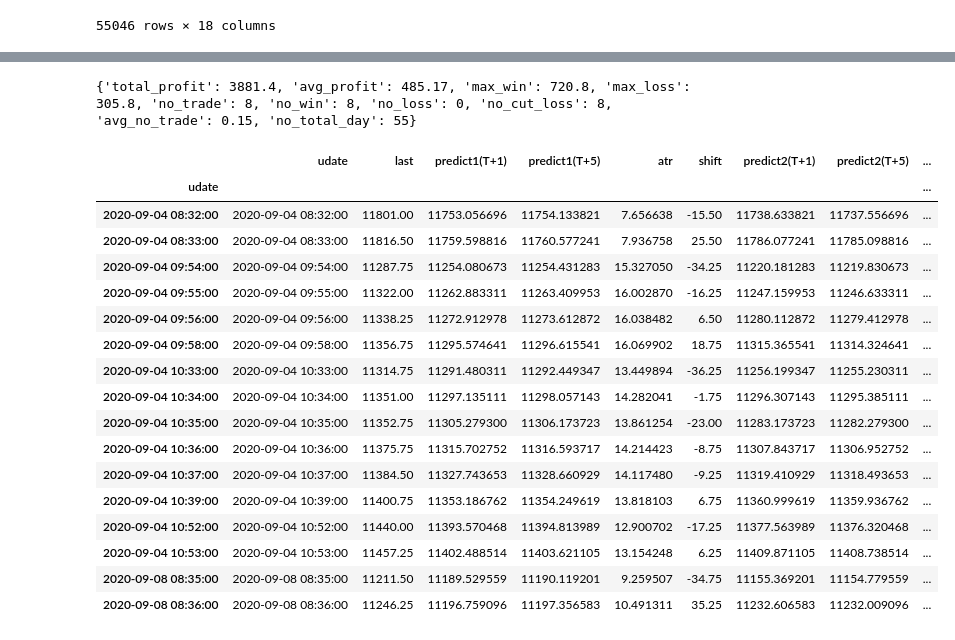
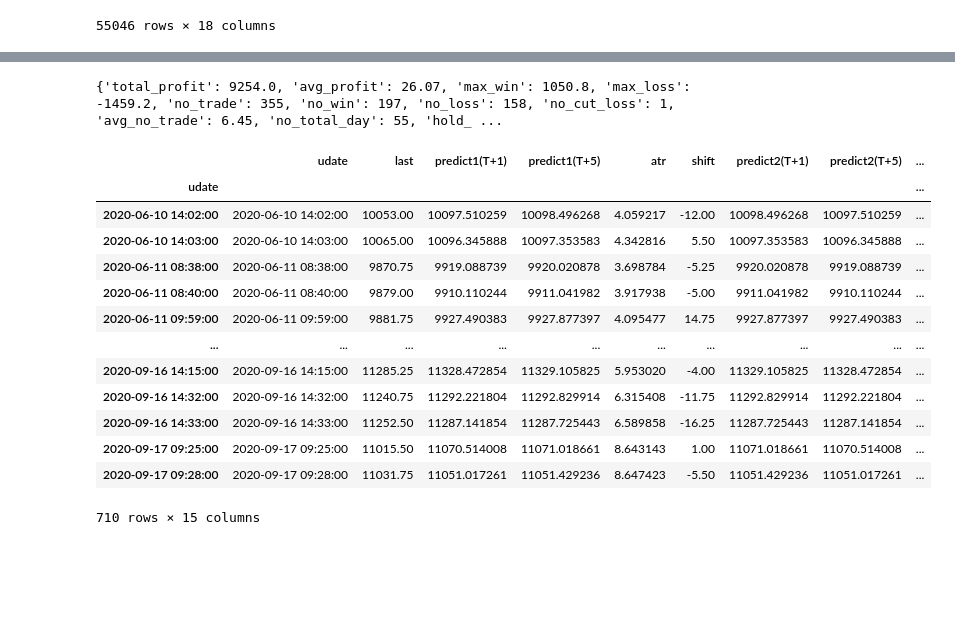
Before and after one commit to webclinic017/dbpower-machine-learning-project, a Jupyter notebook: algo.ipynb, the cells around one changed output, grey strips where cells are left out. Drawn from its saved outputs; the diff is of its cells as text; code cells hidden in the pictures; blank space fills up the shorter version.

```diff
--- a/algo.ipynb
+++ b/algo.ipynb
@@ -7,15 +8,26 @@ import json as json
 pd.options.mode.chained_assignment = None
 # %%
-# 1.0
+"""
+1.0 传叁
+file = request.form.get('file') # 文件
+direction = request.form.get('direction') # 方向
+vol = float(request.form.get('vol'))  # 买卖波幅
+vol2 = float(request.form.get('vol2'))  # 止蚀波幅
+cutloss = float(request.form.get('cutLoss'))  # 止蚀
+is_adjust = False if request.form.get('adjection')=='false' else True # 调整
+minutes = int(request.form.get('minutes')) # 预测x分钟后
+"""
+
+# 1.0 传叁
 file = 't5-0608-0922-e10-u512-w50'
-direction = 'short' # 方向
-vol = 0.5 # 买卖波幅
-vol2 = 0 # 止蚀波幅
-cutloss = 1.05 # 止蚀
-is_adjust = True # 调整
+direction = 'long' # 方向
+vol = 0.45 # 买卖波幅
+vol2 = 0.0 # 止蚀波幅
+cutloss = 1.50 # 止蚀
+is_adjust = False # 调整
 minutes = 5 # 预测x分钟后
 
-# 1.1
+# 1.1 数据集
 path1 = os.path.abspath(os.path.join('data', 'nq', 'prediction', file+'.csv'))
 df1 = pd.read_csv(path1)
 df1.udate = pd.to_datetime(df1.udate)
@@ -184,10 +208,10 @@ df5
 # %%
-# 5.0
-df6 = df5.loc[(df5['action']=='buy') | (df5['action']=='sell') | (df5['action']=='cut')]
-df6.columns = ['udate', 'last', 'predict1(T+1)', 'predict1(T+5)', 'atr', 'shift', 'predict2(T+1)', 'predict2(T+5)', 'p-percent1', 'p-percent5', 'action', 'cash', 'profit', 'message']
+# 5.0 渲染1
+df6 = df5.loc[(df5['action']=='buy') | (df5['action']=='sell') | (df5['action']=='cut') | (df5['action']=='cut overnight')]
+df6.columns = ['udate', 'last', 'predict1(T+1)', 'predict1(T+5)', 'atr', 'shift', 'predict2(T+1)', 'predict2(T+5)', 'p-percent1', 'p-percent5', 'action', 'cash', 'profit', 'message', 'hold time']
 df6['cash'] = df6['cash'].round(4)
 df6['profit'] = df6['profit'].round(2)
-# 5.1
+# 5.1 渲染2
 if direction == 'long':
     no_trade = df6.loc[(df6['action']=='buy')].shape[0]
 elif direction == 'short':
@@ -198,49 +222,49 @@ max_win = df6['profit'].max().round(2)
 max_loss = df6['profit'].min().round(2)
 no_win = int(np.sum(df6['profit'] > 0))
 no_loss = int(np.sum(df6['profit'] <= 0))
-no_cut_loss = int(np.sum(df6['action'] == 'cut'))
+no_cut_loss = int(np.sum(df6['action'] == 'cut')) + int(np.sum(df6['action'] == 'cut overnight'))
 no_total_day = len(df5.groupby(df5['udate'].dt.date).size())
 no_trade_day = len(df5.groupby(df6['udate'].dt.date).size())
 avg_no_trade = round(no_trade/no_total_day, 2)
+hold_time_max = df6['hold time'].max().round(0)
+hold_time_min = df6['hold time'].min().round(0)
+hold_time_avg = (df6['hold time'].sum()/no_trade).round(0)
 
 # 5.2 加颜色
 for k5, v5 in df6.iterrows():
     # 5.3 profit
     if df6.loc[k5, 'profit'] > 0:
         df6.loc[k5, 'profit'] = '<font class="text-danger">+'+str(df6.loc[k5, 'profit'])+'</font>'
     elif df6.loc[k5, 'profit'] <= 0:
         df6.loc[k5, 'profit'] = '<font class="text-success">'+str(df6.loc[k5, 'profit'])+'</font>'
     # 5.4 cash
     if df6.loc[k5, 'cash'] > 0:
         df6.loc[k5, 'cash'] = '<font class="text-danger">+'+str(df6.loc[k5, 'cash'])+'</font>'
     elif df6.loc[k5, 'cash'] <= 0:
         df6.loc[k5, 'cash'] = '<font class="text-success">'+str(df6.loc[k5, 'cash'])+'</font>'
-html = df6.to_html(classes='table table-sm table-striped', index=False, escape=False, border=0).replace('border="1"', 'border="0"').replace('NaN', '')
+html = df6.to_html(classes='table table-sm table-striped', index=False, escape=False, border=0, justify='left').replace('border="1"', 'border="0"').replace('NaN', '')
 data4 = {'total_profit': total_profit, 'avg_profit': avg_profit, 'max_win': max_win, 'max_loss': max_loss,
          'no_trade': no_trade, 'no_win': no_win, 'no_loss': no_loss, 'no_cut_loss': no_cut_loss, 'avg_no_trade': avg_no_trade, 'no_total_day': no_total_day,
+         'hold_time_max': hold_time_max, 'hold_time_min': hold_time_min, 'hold_time_avg': hold_time_avg,
          'html': html}
 data5 = json.dumps(data4)
 
 del data4['html']
 print(data4)
 df6
 # %% [output]
-{'total_profit': 3881.4, 'avg_profit': 485.17, 'max_win': 720.8, 'max_loss': 305.8, 'no_trade': 8, 'no_win': 8, 'no_loss': 0, 'no_cut_loss': 8, 'avg_no_trade': 0.15, 'no_total_day': 55}
+{'total_profit': 9254.0, 'avg_profit': 26.07, 'max_win': 1050.8, 'max_loss': -1459.2, 'no_trade': 355, 'no_win': 197, 'no_loss': 158, 'no_cut_loss': 1, 'avg_no_trade': 6.45, 'no_total_day': 55, 'hold_ ...
 |  | udate | last | predict1(T+1) | predict1(T+5) | atr | shift | predict2(T+1) | predict2(T+5) | ... |
 | udate |  |  |  |  |  |  |  |  | ... |
-| 2020-09-04 08:32:00 | 2020-09-04 08:32:00 | 11801.00 | 11753.056696 | 11754.133821 | 7.656638 | -15.50 | 11738.633821 | 11737.556696 | ... |
-| 2020-09-04 08:33:00 | 2020-09-04 08:33:00 | 11816.50 | 11759.598816 | 11760.577241 | 7.936758 | 25.50 | 11786.077241 | 11785.098816 | ... |
-| 2020-09-04 09:54:00 | 2020-09-04 09:54:00 | 11287.75 | 11254.080673 | 11254.431283 | 15.327050 | -34.25 | 11220.181283 | 11219.830673 | ... |
-| 2020-09-04 09:55:00 | 2020-09-04 09:55:00 | 11322.00 | 11262.883311 | 11263.409953 | 16.002870 | -16.25 | 11247.159953 | 11246.633311 | ... |
-| 2020-09-04 09:56:00 | 2020-09-04 09:56:00 | 11338.25 | 11272.912978 | 11273.612872 | 16.038482 | 6.50 | 11280.112872 | 11279.412978 | ... |
-| 2020-09-04 09:58:00 | 2020-09-04 09:58:00 | 11356.75 | 11295.574641 | 11296.615541 | 16.069902 | 18.75 | 11315.365541 | 11314.324641 | ... |
-| 2020-09-04 10:33:00 | 2020-09-04 10:33:00 | 11314.75 | 11291.480311 | 11292.449347 | 13.449894 | -36.25 | 11256.199347 | 11255.230311 | ... |
-| 2020-09-04 10:34:00 | 2020-09-04 10:34:00 | 11351.00 | 11297.135111 | 11298.057143 | 14.282041 | -1.75 | 11296.307143 | 11295.385111 | ... |
-| 2020-09-04 10:35:00 | 2020-09-04 10:35:00 | 11352.75 | 11305.279300 | 11306.173723 | 13.861254 | -23.00 | 11283.173723 | 11282.279300 | ... |
-| 2020-09-04 10:36:00 | 2020-09-04 10:36:00 | 11375.75 | 11315.702752 | 11316.593717 | 14.214423 | -8.75 | 11307.843717 | 11306.952752 | ... |
-| 2020-09-04 10:37:00 | 2020-09-04 10:37:00 | 11384.50 | 11327.743653 | 11328.660929 | 14.117480 | -9.25 | 11319.410929 | 11318.493653 | ... |
-| 2020-09-04 10:39:00 | 2020-09-04 10:39:00 | 11400.75 | 11353.186762 | 11354.249619 | 13.818103 | 6.75 | 11360.999619 | 11359.936762 | ... |
-| 2020-09-04 10:52:00 | 2020-09-04 10:52:00 | 11440.00 | 11393.570468 | 11394.813989 | 12.900702 | -17.25 | 11377.563989 | 11376.320468 | ... |
-| 2020-09-04 10:53:00 | 2020-09-04 10:53:00 | 11457.25 | 11402.488514 | 11403.621105 | 13.154248 | 6.25 | 11409.871105 | 11408.738514 | ... |
-| 2020-09-08 08:35:00 | 2020-09-08 08:35:00 | 11211.50 | 11189.529559 | 11190.119201 | 9.259507 | -34.75 | 11155.369201 | 11154.779559 | ... |
-| 2020-09-08 08:36:00 | 2020-09-08 08:36:00 | 11246.25 | 11196.759096 | 11197.356583 | 10.491311 | 35.25 | 11232.606583 | 11232.009096 | ... |
+| 2020-06-10 14:02:00 | 2020-06-10 14:02:00 | 10053.00 | 10097.510259 | 10098.496268 | 4.059217 | -12.00 | 10098.496268 | 10097.510259 | ... |
+| 2020-06-10 14:03:00 | 2020-06-10 14:03:00 | 10065.00 | 10096.345888 | 10097.353583 | 4.342816 | 5.50 | 10097.353583 | 10096.345888 | ... |
+| 2020-06-11 08:38:00 | 2020-06-11 08:38:00 | 9870.75 | 9919.088739 | 9920.020878 | 3.698784 | -5.25 | 9920.020878 | 9919.088739 | ... |
+| 2020-06-11 08:40:00 | 2020-06-11 08:40:00 | 9879.00 | 9910.110244 | 9911.041982 | 3.917938 | -5.00 | 9911.041982 | 9910.110244 | ... |
+| 2020-06-11 09:59:00 | 2020-06-11 09:59:00 | 9881.75 | 9927.490383 | 9927.877397 | 4.095477 | 14.75 | 9927.877397 | 9927.490383 | ... |
+| ... | ... | ... | ... | ... | ... | ... | ... | ... | ... |
+| 2020-09-16 14:15:00 | 2020-09-16 14:15:00 | 11285.25 | 11328.472854 | 11329.105825 | 5.953020 | -4.00 | 11329.105825 | 11328.472854 | ... |
+| 2020-09-16 14:32:00 | 2020-09-16 14:32:00 | 11240.75 | 11292.221804 | 11292.829914 | 6.315408 | -11.75 | 11292.829914 | 11292.221804 | ... |
+| 2020-09-16 14:33:00 | 2020-09-16 14:33:00 | 11252.50 | 11287.141854 | 11287.725443 | 6.589858 | -16.25 | 11287.725443 | 11287.141854 | ... |
+| 2020-09-17 09:25:00 | 2020-09-17 09:25:00 | 11015.50 | 11070.514008 | 11071.018661 | 8.643143 | 1.00 | 11071.018661 | 11070.514008 | ... |
+| 2020-09-17 09:28:00 | 2020-09-17 09:28:00 | 11031.75 | 11051.017261 | 11051.429236 | 8.647423 | -5.50 | 11051.429236 | 11051.017261 | ... |
+710 rows × 15 columns
```
Also changed, not shown: parts of 4 cells of this notebook, 2 other files.
